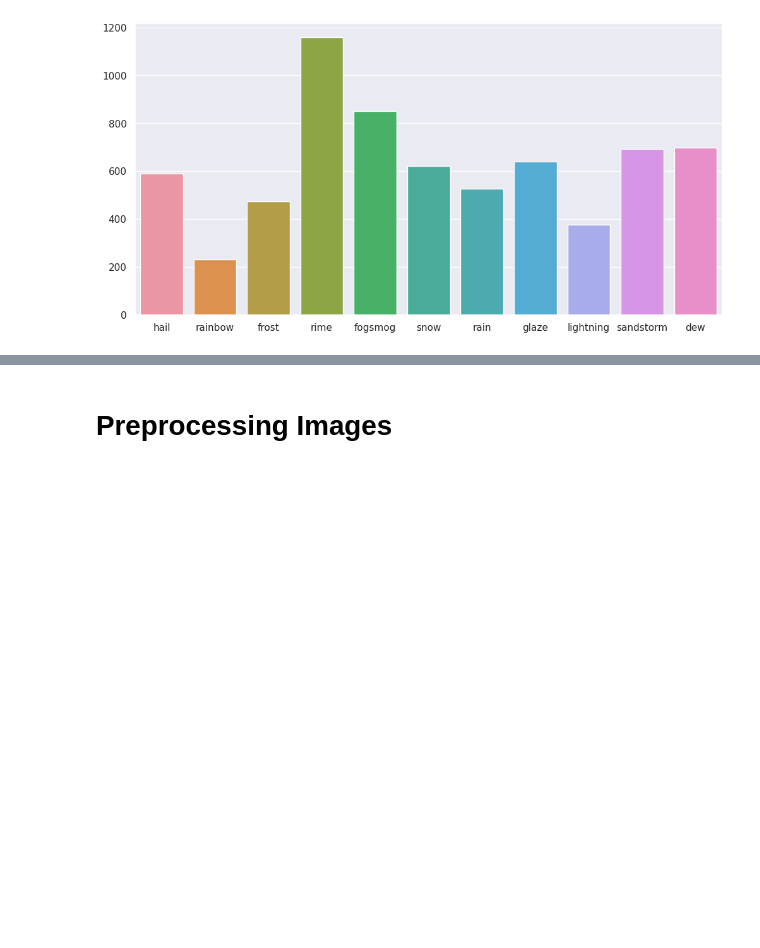
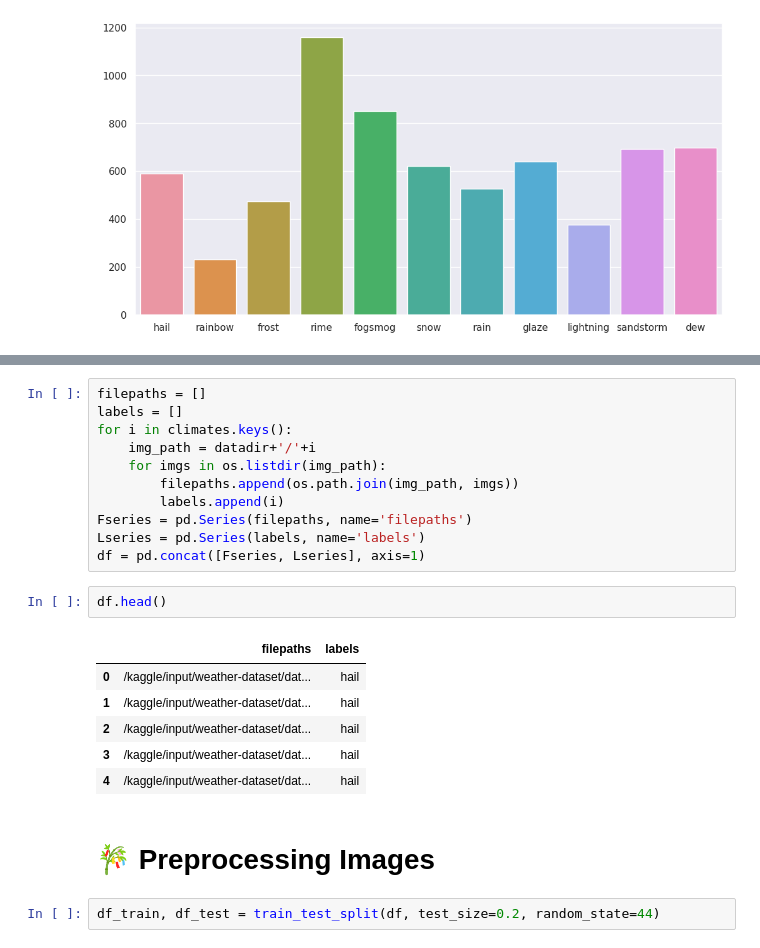
Before and after one commit to Shreyas1018/Weather-Detection, a Jupyter notebook: weather-detection.ipynb, the cells around one changed output, grey strips where cells are left out. Saved outputs shown, nothing was run; the diff lists cells and outputs as text; blank space fills up the shorter version.

Commit message:
Kaggle Notebook | Weather-Detection | Version 3

```diff
--- a/weather-detection.ipynb
+++ b/weather-detection.ipynb
@@ -47,2 +52,24 @@ plt.show()
+# %%
+filepaths = []
+labels = []
+for i in climates.keys():
+    img_path = datadir+'/'+i
+    for imgs in os.listdir(img_path):
+        filepaths.append(os.path.join(img_path, imgs))
+        labels.append(i)
+Fseries = pd.Series(filepaths, name='filepaths')
+Lseries = pd.Series(labels, name='labels')
+df = pd.concat([Fseries, Lseries], axis=1)
+# %%
+df.head()
+# %% [output]
+|  | filepaths | labels |
+| 0 | /kaggle/input/weather-dataset/dat... | hail |
+| 1 | /kaggle/input/weather-dataset/dat... | hail |
+| 2 | /kaggle/input/weather-dataset/dat... | hail |
+| 3 | /kaggle/input/weather-dataset/dat... | hail |
+| 4 | /kaggle/input/weather-dataset/dat... | hail |
 # %% [markdown]
-# Preprocessing Images
+# 🎋 Preprocessing Images
+# %%
+df_train, df_test = train_test_split(df, test_size=0.2, random_state=44)
```
Also changed, not shown: parts of 9 cells of this notebook.
